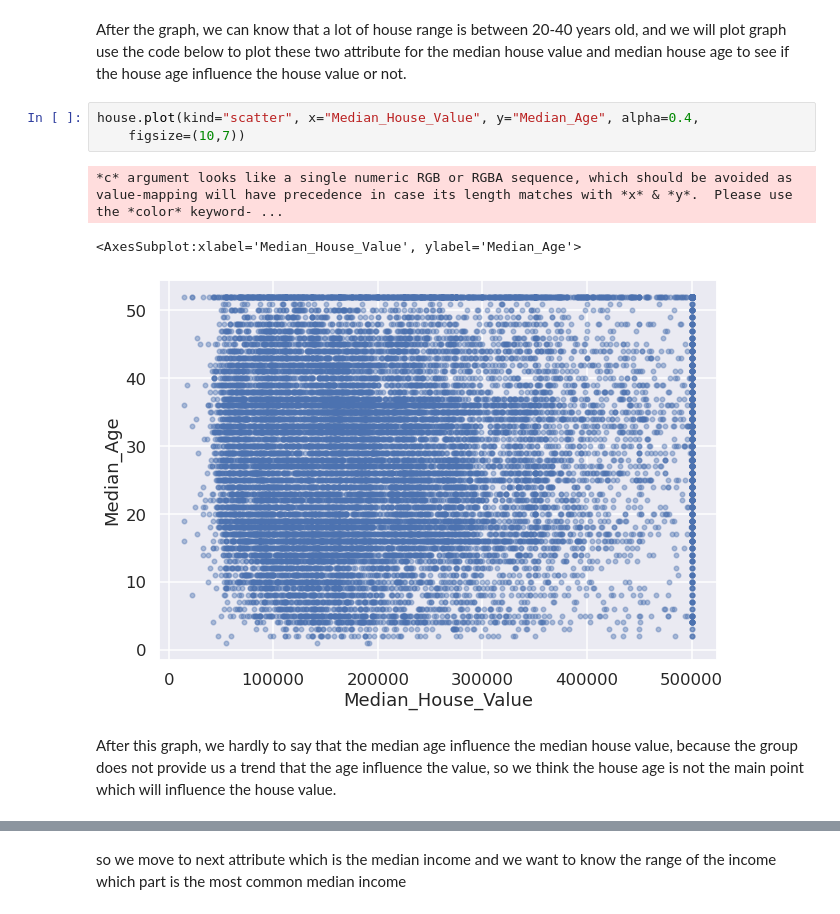
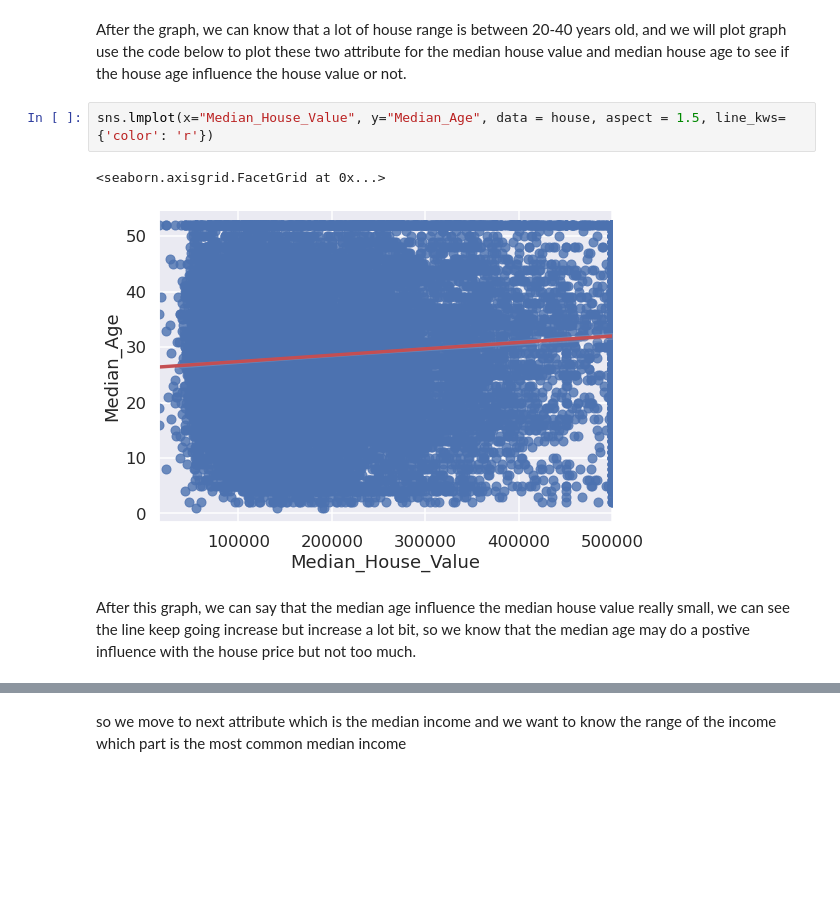
Before and after one commit to FangchengDou/cogs108, a Jupyter notebook: FinalProjectGroup076Sp22.ipynb, the cells around one changed output, grey strips where cells are left out. Cells and saved outputs as stored; diff of their text form; blank space fills up the shorter version.

```diff
--- a/FinalProjectGroup076Sp22.ipynb
+++ b/FinalProjectGroup076Sp22.ipynb
@@ -286,12 +328,10 @@ Text(0, 0.5, 'counts')
 [figure]
 # %% [markdown]
 After the graph, we can know that a lot of house range is between 20-40 years old, and we will plot graph use the code below to plot these two attribute for the median house value and median house age to see if the house age influence the house value or not.
-# %%
-house.plot(kind="scatter", x="Median_House_Value", y="Median_Age", alpha=0.4,
-    figsize=(10,7))
-# %% [output]
-*c* argument looks like a single numeric RGB or RGBA sequence, which should be avoided as value-mapping will have precedence in case its length matches with *x* & *y*.  Please use the *color* keyword- ...
-<AxesSubplot:xlabel='Median_House_Value', ylabel='Median_Age'>
-[figure, removed]
+# %%
+sns.lmplot(x="Median_House_Value", y="Median_Age", data = house, aspect = 1.5, line_kws={'color': 'r'})
+# %% [output]
+<seaborn.axisgrid.FacetGrid at 0x...>
+[figure, added]
 # %% [markdown]
-After this graph, we hardly to say that the median age influence the median house value, because the group does not provide us a trend that the age influence the value, so we think the house age is not the main point which will influence the house value.
+After this graph, we can say that the median age influence the median house value really small, we can see the line keep going increase but increase a lot bit, so we know that the median age may do a postive influence with the house price but not too much.
```
Also changed, not shown: parts of 39 cells of this notebook.
